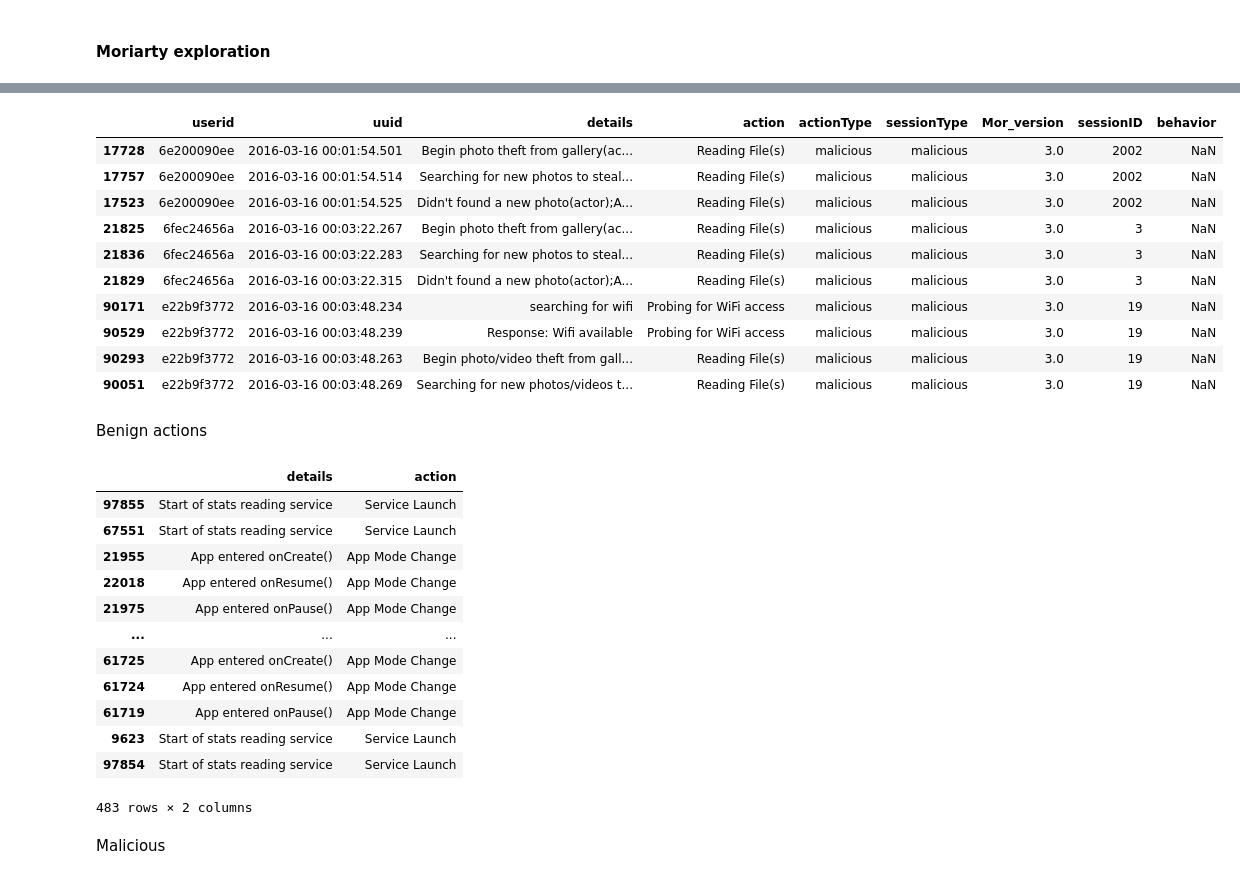
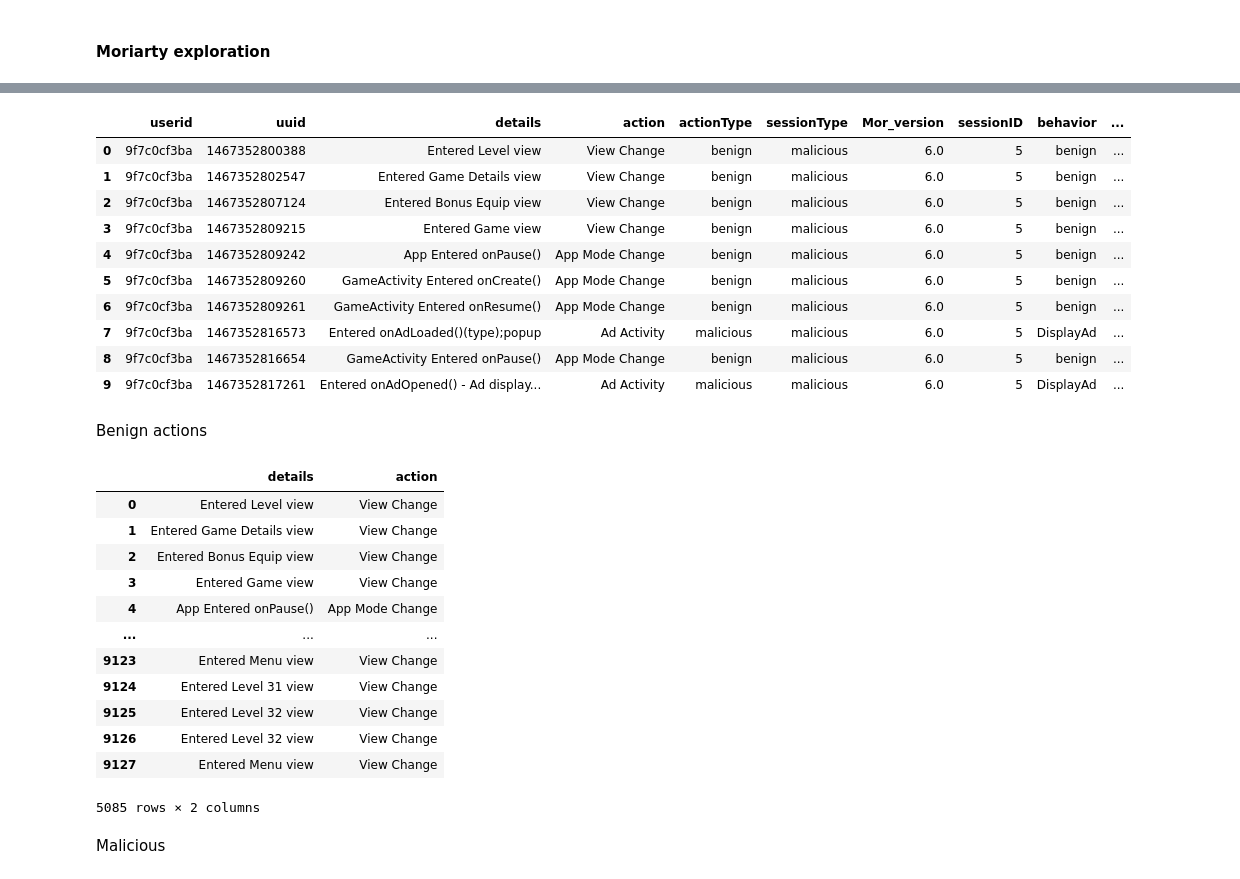
Before and after one commit to kentlingcampbell/project_SherLock, a Jupyter notebook: SherLock.ipynb, the cells around one changed output, grey strips where cells are left out. Cells and saved outputs as stored; diff of their text form; code cells hidden in the pictures.

```diff
--- a/SherLock.ipynb
+++ b/SherLock.ipynb
@@ -66,13 +103,13 @@ Unique users:  43
 # %%
-filename = './Filtered_Moriartyprobe.tsv'
-header_list = ['userid','uuid','details','action','actionType','sessionType','Mor_version','sessionID','behavior']
-Moriarty_tsv = pd.read_csv(filename, sep='\t', names=header_list)
-Moriarty_tsv['uuid'] = (pd.to_datetime(Moriarty_tsv['uuid'], unit='ms'))     # Convert to datatime
-Moriarty_tsv = Moriarty_tsv.sort_values(by='uuid')                           # Unsorted, so sorting required
-#Moriarty_tsv = Moriarty_tsv.set_index('uuid')
-#print(Moriarty_tsv['userid'].unique())
-print('Shape: ', Moriarty_tsv.shape)
-MoriartyUsers = Moriarty_tsv['userid'].unique()
-print('Unique users: ', len(MoriartyUsers))
-Moriarty_tsv.head(1)
+filename = '/Users/kent/Downloads/F2wks_sherlock-2016_Q3-moriartyprobe-000000_0.tsv'
+header_list = ['userid','uuid','details','action','actionType','sessionType','Mor_version',
+               'sessionID','behavior']
+MoriartyProbe = pd.read_csv(filename,sep='\t',names=header_list)
+MoriartyProbe = MoriartyProbe.sort_values(by='uuid')            # Ensure sorted by time
+MoriartyProbe['trigger_MoriartyProbe'] = 1                    # Added column as a marker for PUSH action
+print('MoriartyProbe Shape: ',MoriartyProbe.shape)
+
+MoriartyUsers = MoriartyProbe['userid'].unique()                # Create list of labeled users
+
+MoriartyProbe.head(3)
 # %% [output]
@@ -278,16 +350,16 @@ Name: sessionID, dtype: int64
 # %%
-pd.set_option('display.max_rows', 100)
-Moriarty_tsv.head(10)
+pd.set_option('display.max_rows',100)
+MoriartyProbe.head(10)
 # %% [output]
-|  | userid | uuid | details | action | actionType | sessionType | Mor_version | sessionID | behavior |
-| 17728 | 6e200090ee | 2016-03-16 00:01:54.501 | Begin photo theft from gallery(ac... | Reading File(s) | malicious | malicious | 3.0 | 2002 | NaN |
-| 17757 | 6e200090ee | 2016-03-16 00:01:54.514 | Searching for new photos to steal... | Reading File(s) | malicious | malicious | 3.0 | 2002 | NaN |
-| 17523 | 6e200090ee | 2016-03-16 00:01:54.525 | Didn't found a new photo(actor);A... | Reading File(s) | malicious | malicious | 3.0 | 2002 | NaN |
-| 21825 | 6fec24656a | 2016-03-16 00:03:22.267 | Begin photo theft from gallery(ac... | Reading File(s) | malicious | malicious | 3.0 | 3 | NaN |
-| 21836 | 6fec24656a | 2016-03-16 00:03:22.283 | Searching for new photos to steal... | Reading File(s) | malicious | malicious | 3.0 | 3 | NaN |
-| 21829 | 6fec24656a | 2016-03-16 00:03:22.315 | Didn't found a new photo(actor);A... | Reading File(s) | malicious | malicious | 3.0 | 3 | NaN |
-| 90171 | e22b9f3772 | 2016-03-16 00:03:48.234 | searching for wifi | Probing for WiFi access | malicious | malicious | 3.0 | 19 | NaN |
-| 90529 | e22b9f3772 | 2016-03-16 00:03:48.239 | Response: Wifi available | Probing for WiFi access | malicious | malicious | 3.0 | 19 | NaN |
-| 90293 | e22b9f3772 | 2016-03-16 00:03:48.263 | Begin photo/video theft from gall... | Reading File(s) | malicious | malicious | 3.0 | 19 | NaN |
-| 90051 | e22b9f3772 | 2016-03-16 00:03:48.269 | Searching for new photos/videos t... | Reading File(s) | malicious | malicious | 3.0 | 19 | NaN |
+|  | userid | uuid | details | action | actionType | sessionType | Mor_version | sessionID | behavior | ... |
+| 0 | 9f7c0cf3ba | 1467352800388 | Entered Level view | View Change | benign | malicious | 6.0 | 5 | benign | ... |
+| 1 | 9f7c0cf3ba | 1467352802547 | Entered Game Details view | View Change | benign | malicious | 6.0 | 5 | benign | ... |
+| 2 | 9f7c0cf3ba | 1467352807124 | Entered Bonus Equip view | View Change | benign | malicious | 6.0 | 5 | benign | ... |
+| 3 | 9f7c0cf3ba | 1467352809215 | Entered Game view | View Change | benign | malicious | 6.0 | 5 | benign | ... |
+| 4 | 9f7c0cf3ba | 1467352809242 | App Entered onPause() | App Mode Change | benign | malicious | 6.0 | 5 | benign | ... |
+| 5 | 9f7c0cf3ba | 1467352809260 | GameActivity Entered onCreate() | App Mode Change | benign | malicious | 6.0 | 5 | benign | ... |
+| 6 | 9f7c0cf3ba | 1467352809261 | GameActivity Entered onResume() | App Mode Change | benign | malicious | 6.0 | 5 | benign | ... |
+| 7 | 9f7c0cf3ba | 1467352816573 | Entered onAdLoaded()(type);popup | Ad Activity | malicious | malicious | 6.0 | 5 | DisplayAd | ... |
+| 8 | 9f7c0cf3ba | 1467352816654 | GameActivity Entered onPause() | App Mode Change | benign | malicious | 6.0 | 5 | benign | ... |
+| 9 | 9f7c0cf3ba | 1467352817261 | Entered onAdOpened() - Ad display... | Ad Activity | malicious | malicious | 6.0 | 5 | DisplayAd | ... |
 # %%
@@ -295,21 +367,21 @@ pd.set_option('display.max_rows', 15)
 # %% [markdown]
 Benign actions
 # %%
-Moriarty_tsv[Moriarty_tsv["actionType"] == "benign"][["details", "action"]]
+MoriartyProbe[MoriartyProbe["actionType"] == "benign"][["details","action"]]
 # %% [output]
 |  | details | action |
-| 97855 | Start of stats reading service | Service Launch |
-| 67551 | Start of stats reading service | Service Launch |
-| 21955 | App entered onCreate() | App Mode Change |
-| 22018 | App entered onResume() | App Mode Change |
-| 21975 | App entered onPause() | App Mode Change |
+| 0 | Entered Level view | View Change |
+| 1 | Entered Game Details view | View Change |
+| 2 | Entered Bonus Equip view | View Change |
+| 3 | Entered Game view | View Change |
+| 4 | App Entered onPause() | App Mode Change |
 | ... | ... | ... |
-| 61725 | App entered onCreate() | App Mode Change |
-| 61724 | App entered onResume() | App Mode Change |
-| 61719 | App entered onPause() | App Mode Change |
-| 9623 | Start of stats reading service | Service Launch |
-| 97854 | Start of stats reading service | Service Launch |
+| 9123 | Entered Menu view | View Change |
+| 9124 | Entered Level 31 view | View Change |
+| 9125 | Entered Level 32 view | View Change |
+| 9126 | Entered Level 32 view | View Change |
+| 9127 | Entered Menu view | View Change |
-483 rows × 2 columns
+5085 rows × 2 columns
 # %% [markdown]
 Malicious
 # %%
```
Also changed, not shown: parts of 64 cells of this notebook.
